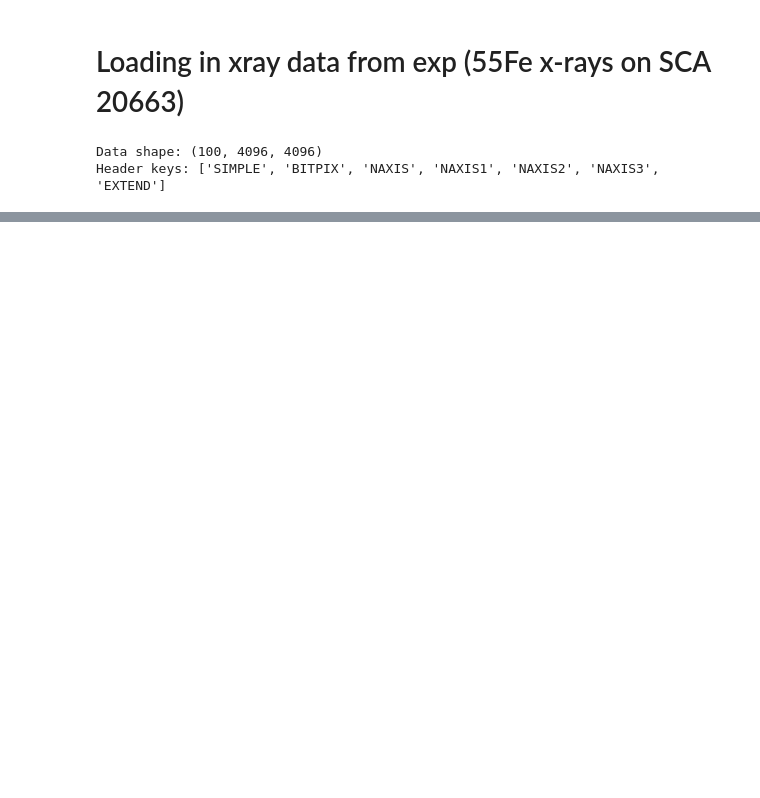
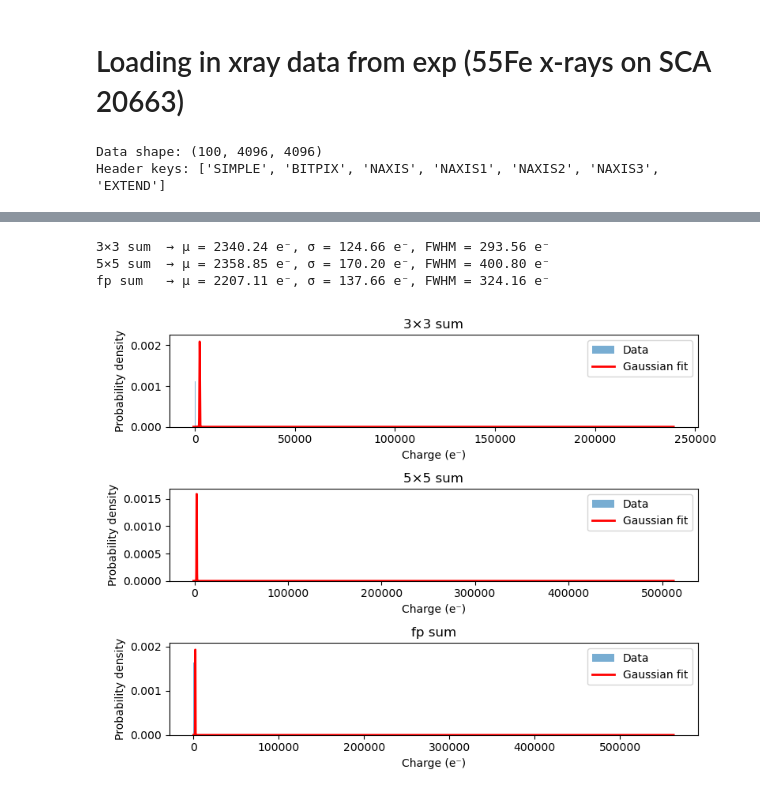
Before and after one commit to aeharbo/GCRsim, a Jupyter notebook: xray_data.ipynb, the cells around one changed output, grey strips where cells are left out. Saved outputs shown, nothing was run; the diff lists cells and outputs as text; code cells hidden in the pictures; blank space fills up the shorter version.

```diff
--- a/xray_data.ipynb
+++ b/xray_data.ipynb
@@ -511,3 +377,55 @@ Total fit FWHM = 368.25 DN
+# %%
+def gaussian(x, A, mu, sigma):
+    return A * np.exp(-0.5 * ((x - mu) / sigma)**2)
+
+
+# prepare a list of (label, data_series) for looping
+series = [
+    ('3×3 sum', df['sum3x3_e⁻']),
+    ('5×5 sum', df['sum5x5_e⁻']),
+    ('fp sum', df['fp_e⁻'])
+]
+
+# make a figure with two subplots
+fig, axes = plt.subplots(3, 1, figsize=(8, 6))
+stats = []
+for ax, (label, data_series) in zip(axes, series):
+    # 1) build histogram
+    counts, bin_edges = np.histogram(data_series, bins=5000, density=True)
+    bin_centers = 0.5 * (bin_edges[:-1] + bin_edges[1:])
+
+    # 2) initial guess [A, μ, σ]
+    p0 = [counts.max(), data_series.mean(), data_series.std()]
+
+    # 3) fit
+    popt, _ = curve_fit(gaussian, bin_centers, counts, p0=p0)
+    A_fit, mu_fit, sigma_fit = popt
+    sigma_fit = abs(sigma_fit)
+
+    # 4) FWHM
+    fwhm = 2 * np.sqrt(2 * np.log(2)) * sigma_fit
+
+    # 5) print fit parameters
+    print(f"{label:8s} → μ = {mu_fit:.2f} e⁻, σ = {sigma_fit:.2f} e⁻, FWHM = {fwhm:.2f} e⁻")
+    stats.append((mu_fit,sigma_fit,fwhm))
+    # 6) plot histogram + fit
+    ax.hist(data_series, bins=5000, density=True, alpha=0.6, label='Data')
+    x_fit = np.linspace(bin_edges[0], bin_edges[-1], 10000)
+    ax.plot(x_fit, gaussian(x_fit, *popt), 'r-', lw=2, label='Gaussian fit')
+    ax.set(
+        title=label,
+        xlabel='Charge (e⁻)',
+        ylabel='Probability density'
+    )
+    ax.legend()
+
+plt.tight_layout()
+plt.show()
+# %% [output]
+3×3 sum  → μ = 2340.24 e⁻, σ = 124.66 e⁻, FWHM = 293.56 e⁻
+5×5 sum  → μ = 2358.85 e⁻, σ = 170.20 e⁻, FWHM = 400.80 e⁻
+fp sum   → μ = 2207.11 e⁻, σ = 137.66 e⁻, FWHM = 324.16 e⁻
+[figure, added]
 # %%
 #finding Fano Factor from raw data and also gaussian fit
 # 1) From the raw data:
```
Also changed, not shown: parts of 19 cells of this notebook.
